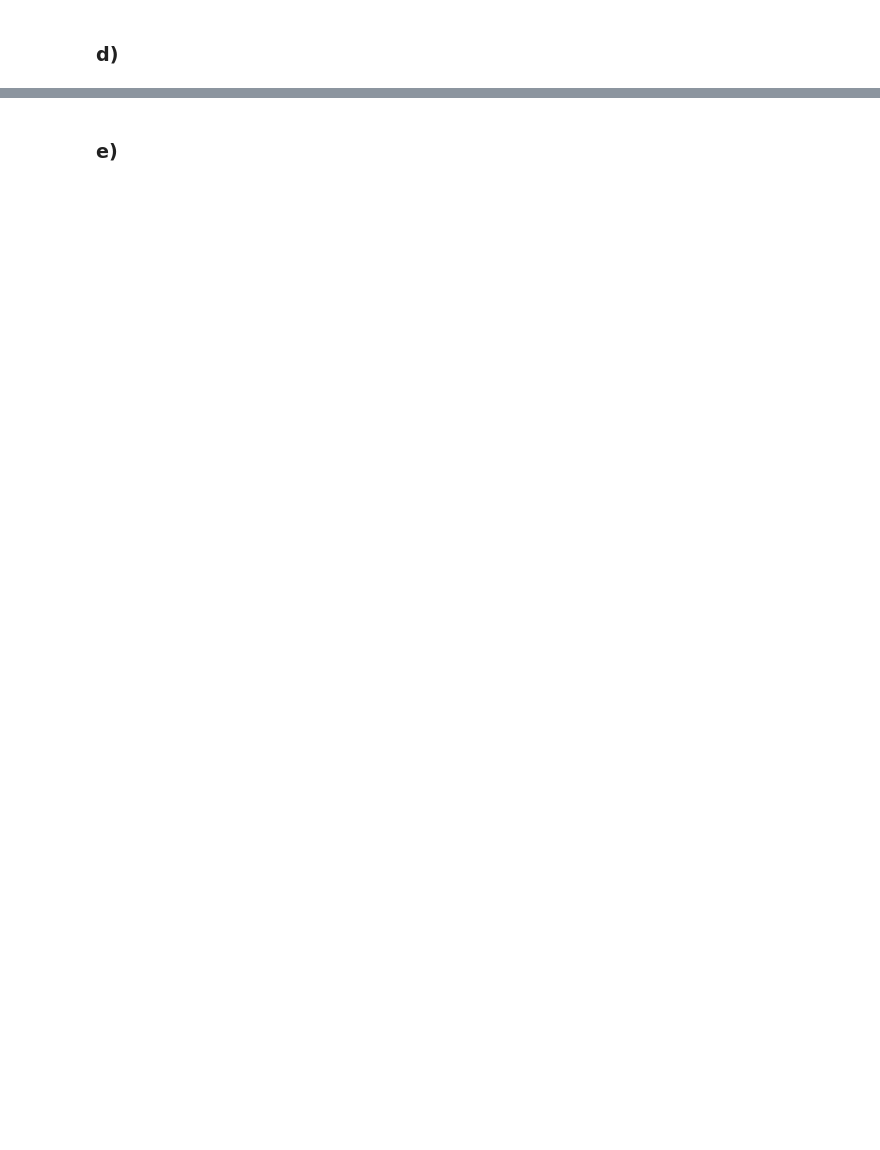
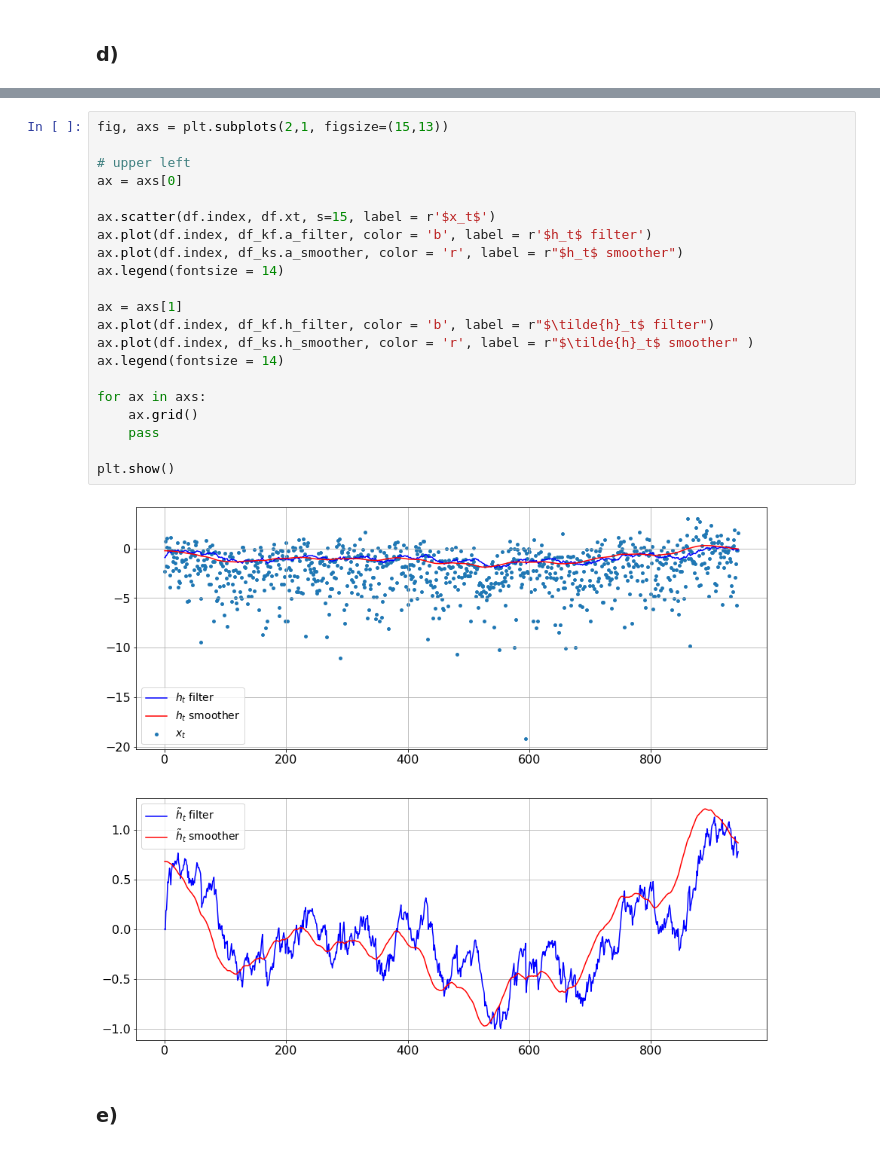
Before and after one commit to siemfenne/timeseriesmodels-vu, a Jupyter notebook: part2.ipynb, the cells around one changed output, grey strips where cells are left out. Drawn from its saved outputs; the diff is of its cells as text; blank space fills up the shorter version.

```diff
--- a/part2.ipynb
+++ b/part2.ipynb
@@ -62,2 +197,25 @@ plt.show()
+# %%
+fig, axs = plt.subplots(2,1, figsize=(15,13))
+
+# upper left
+ax = axs[0]
+
+ax.scatter(df.index, df.xt, s=15, label = r'$x_t$')
+ax.plot(df.index, df_kf.a_filter, color = 'b', label = r'$h_t$ filter')
+ax.plot(df.index, df_ks.a_smoother, color = 'r', label = r"$h_t$ smoother")
+ax.legend(fontsize = 14)
+
+ax = axs[1]
+ax.plot(df.index, df_kf.h_filter, color = 'b', label = r"$\tilde{h}_t$ filter")
+ax.plot(df.index, df_ks.h_smoother, color = 'r', label = r"$\tilde{h}_t$ smoother" )
+ax.legend(fontsize = 14)
+
+for ax in axs:
+    ax.grid()
+    pass
+
+plt.show()
+# %% [output]
+[figure, added]
 # %% [markdown]
 ### e)
```
Also changed, not shown: parts of 11 cells of this notebook, 4 other files.
